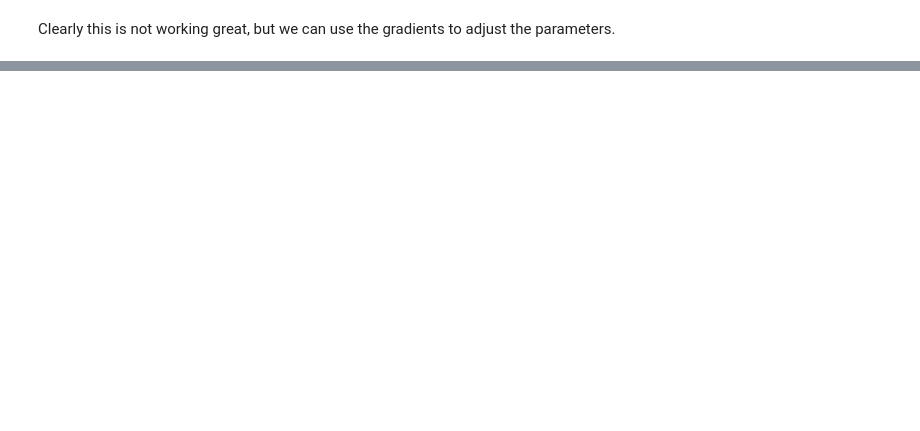
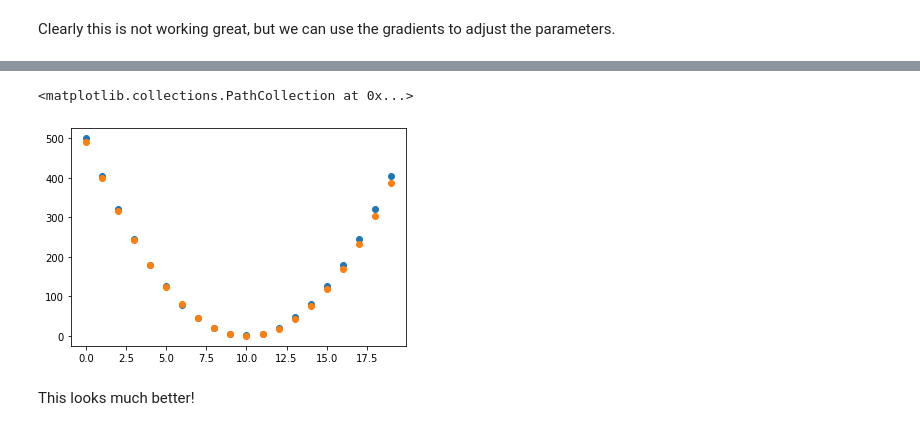
Before and after one commit to george-kan/fastai, a Jupyter notebook: Chapter_4_notes.ipynb, the cells around one changed output, grey strips where cells are left out. Drawn from its saved outputs; the diff is of its cells as text; code cells hidden in the pictures; blank space fills up the shorter version.

```diff
--- a/Chapter_4_notes.ipynb
+++ b/Chapter_4_notes.ipynb
@@ -171,0 +193,9 @@ tensor(2.0119e+08, grad_fn=<SumBackward0>)
+# %%
+lr = 1e-4
+for _ in range(20):
+    preds = f(time, params)
+    loss = mse(preds, values)
+    loss.backward()
+    params.data -= lr*params.grad.data
+    params.grad = None
+    print(loss)
@@ -171,0 +223,8 @@ tensor(2.0119e+08, grad_fn=<SumBackward0>)
+# %%
+plt.scatter(time, values)
+plt.scatter(time, to_np(f(time, params)))
+# %% [output]
+<matplotlib.collections.PathCollection at 0x...>
+[figure, added]
+# %% [markdown]
+This looks much better!
```
Also changed, not shown: parts of 12 cells of this notebook.
